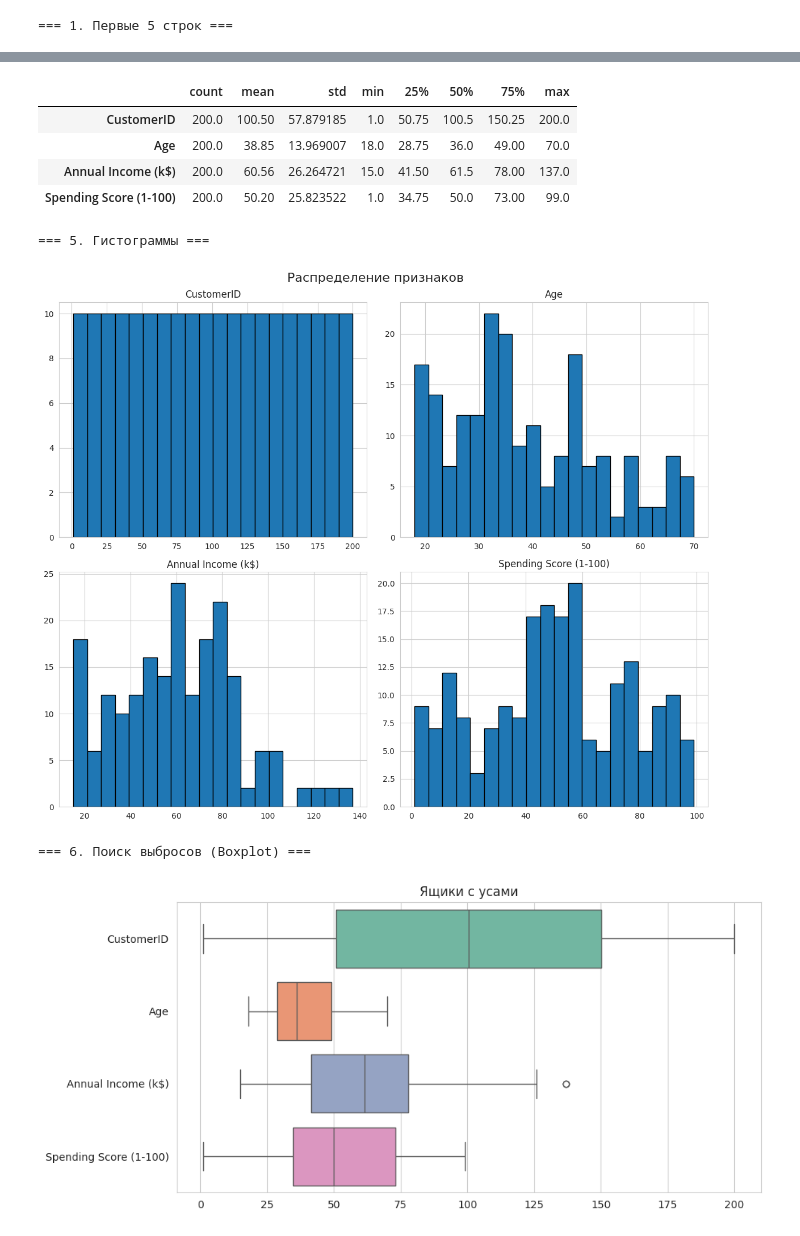
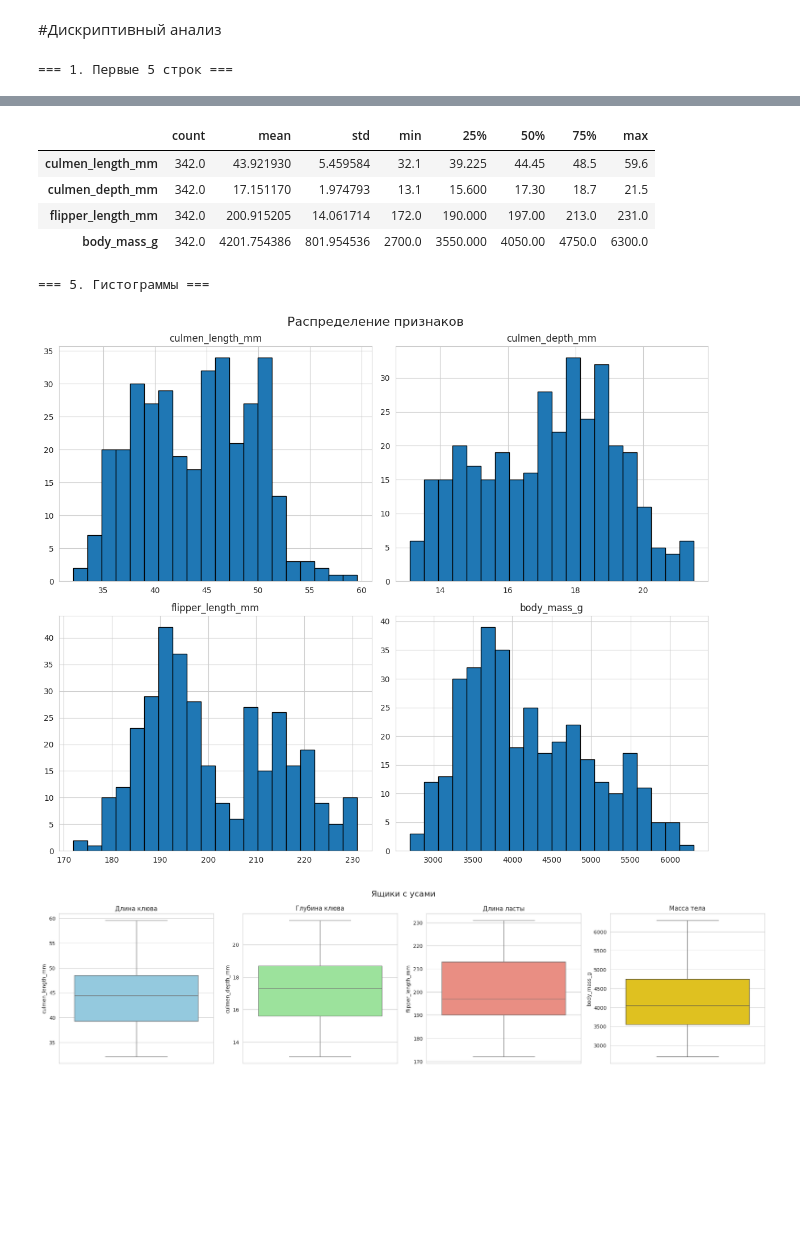
Before and after one commit to Turbonik/AILab1, a Jupyter notebook: Lab3AI.ipynb, the cells around one changed output, grey strips where cells are left out. Drawn from its saved outputs; the diff is of its cells as text; code cells hidden in the pictures; blank space fills up the shorter version.

```diff
--- a/Lab3AI.ipynb
+++ b/Lab3AI.ipynb
@@ -48,5 +77,7 @@ Mall_Customers.csv  100%[===================>]   3.89K  --.-KB/s    in 0s
+# %% [markdown]
+#Дискриптивный анализ
 # %%
-df = pd.read_csv("Mall_Customers.csv")
+df = pd.read_csv("penguins_size.csv")
 
 print("=== 1. Первые 5 строк ===")
 display(df.head())
@@ -66,10 +97,23 @@ plt.suptitle('Распределение признаков', fontsize=16)
 plt.tight_layout()
 plt.show()
 
-print("\n=== 6. Поиск выбросов (Boxplot) ===")
-plt.figure(figsize=(10, 5))
-sns.boxplot(data=df.select_dtypes(include=np.number), orient="h", palette="Set2")
-plt.title('Ящики с усами')
+
+fig, axes = plt.subplots(1, 4, figsize=(20, 5))
+
+sns.boxplot(y=df['culmen_length_mm'], ax=axes[0], color='skyblue')
+axes[0].set_title('Длина клюва')
+
+sns.boxplot(y=df['culmen_depth_mm'], ax=axes[1], color='lightgreen')
+axes[1].set_title('Глубина клюва')
+
+sns.boxplot(y=df['flipper_length_mm'], ax=axes[2], color='salmon')
+axes[2].set_title('Длина ласты')
+
+sns.boxplot(y=df['body_mass_g'], ax=axes[3], color='gold')
+axes[3].set_title('Масса тела')
+
+plt.suptitle('Ящики с усами', fontsize=16)
+plt.tight_layout()
 plt.show()
 # %% [output]
 === 1. Первые 5 строк ===
@@ -98,12 +140,11 @@ memory usage: 7.9+ KB
 None
 
 === 4. Базовая статистика ===
 |  | count | mean | std | min | 25% | 50% | 75% | max |
-| CustomerID | 200.0 | 100.50 | 57.879185 | 1.0 | 50.75 | 100.5 | 150.25 | 200.0 |
-| Age | 200.0 | 38.85 | 13.969007 | 18.0 | 28.75 | 36.0 | 49.00 | 70.0 |
-| Annual Income (k$) | 200.0 | 60.56 | 26.264721 | 15.0 | 41.50 | 61.5 | 78.00 | 137.0 |
-| Spending Score (1-100) | 200.0 | 50.20 | 25.823522 | 1.0 | 34.75 | 50.0 | 73.00 | 99.0 |
+| culmen_length_mm | 342.0 | 43.921930 | 5.459584 | 32.1 | 39.225 | 44.45 | 48.5 | 59.6 |
+| culmen_depth_mm | 342.0 | 17.151170 | 1.974793 | 13.1 | 15.600 | 17.30 | 18.7 | 21.5 |
+| flipper_length_mm | 342.0 | 200.915205 | 14.061714 | 172.0 | 190.000 | 197.00 | 213.0 | 231.0 |
+| body_mass_g | 342.0 | 4201.754386 | 801.954536 | 2700.0 | 3550.000 | 4050.00 | 4750.0 | 6300.0 |
 === 5. Гистограммы ===
-[figure, old version]
+[figure, new version]
-=== 6. Поиск выбросов (Boxplot) ===
-[figure, old version]
+[figure, new version]
```
Also changed, not shown: parts of 13 cells of this notebook.
